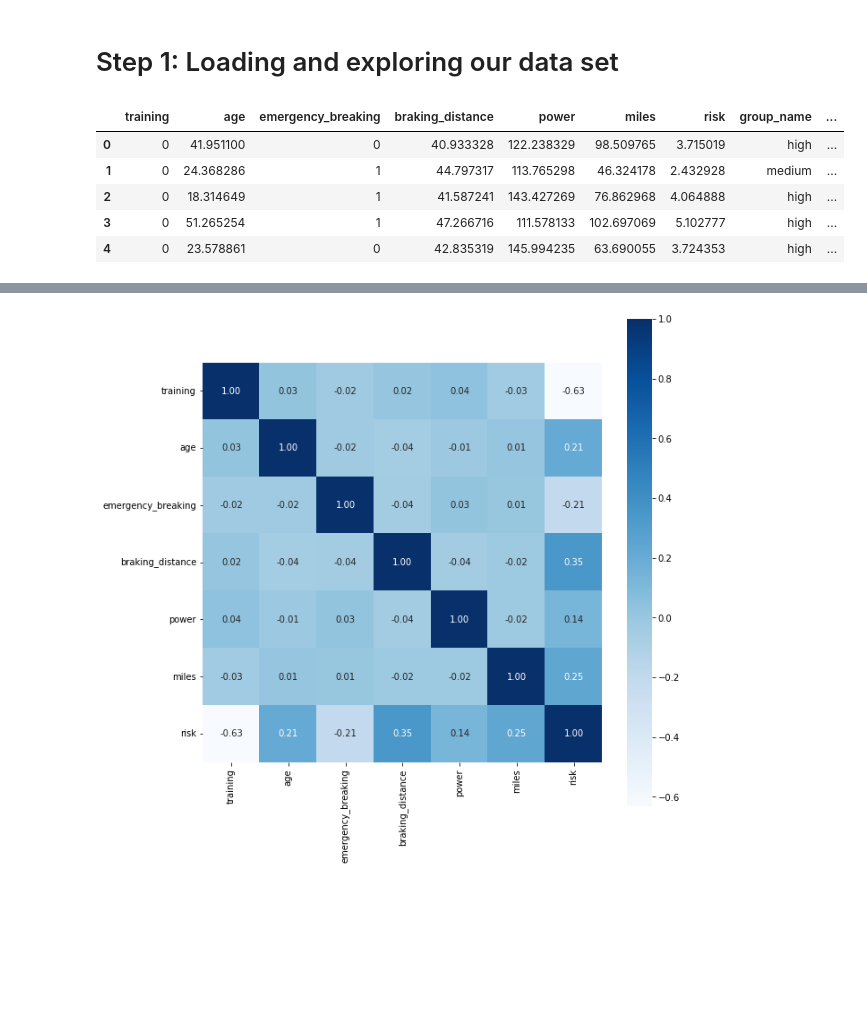
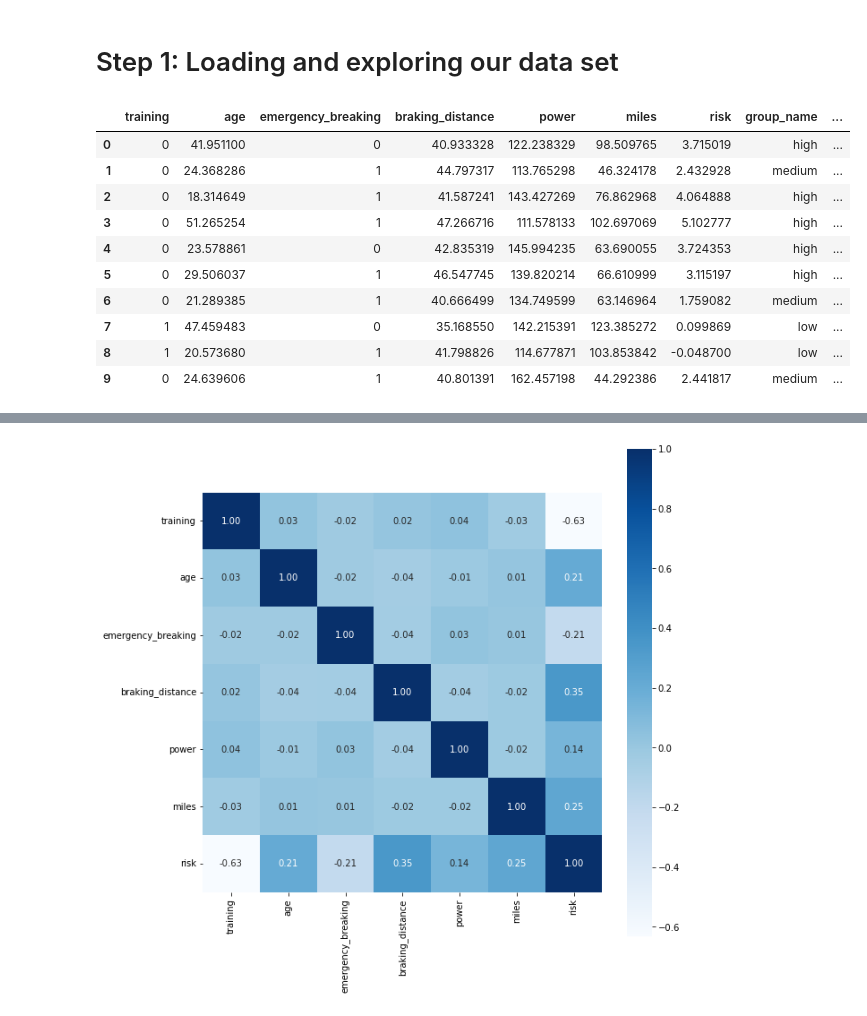
Before and after one commit to openknowledge/mlops, a Jupyter notebook: notebooks/exploration.ipynb, the cells around one changed output, grey strips where cells are left out. Cells and saved outputs as stored; diff of their text form; code cells hidden in the pictures; blank space fills up the shorter version.

```diff
--- a/notebooks/exploration.ipynb
+++ b/notebooks/exploration.ipynb
@@ -34,14 +38,19 @@ import pandas as pd
 
 df = pd.read_csv('https://raw.githubusercontent.com/openknowledge/mlops-data2day/main/data/reference.csv', delimiter=';')
 # %%
-df.head()
+df.head(10)
 # %% [output]
 |  | training | age | emergency_breaking | braking_distance | power | miles | risk | group_name | ... |
 | 0 | 0 | 41.951100 | 0 | 40.933328 | 122.238329 | 98.509765 | 3.715019 | high | ... |
 | 1 | 0 | 24.368286 | 1 | 44.797317 | 113.765298 | 46.324178 | 2.432928 | medium | ... |
 | 2 | 0 | 18.314649 | 1 | 41.587241 | 143.427269 | 76.862968 | 4.064888 | high | ... |
 | 3 | 0 | 51.265254 | 1 | 47.266716 | 111.578133 | 102.697069 | 5.102777 | high | ... |
 | 4 | 0 | 23.578861 | 0 | 42.835319 | 145.994235 | 63.690055 | 3.724353 | high | ... |
+| 5 | 0 | 29.506037 | 1 | 46.547745 | 139.820214 | 66.610999 | 3.115197 | high | ... |
+| 6 | 0 | 21.289385 | 1 | 40.666499 | 134.749599 | 63.146964 | 1.759082 | medium | ... |
+| 7 | 1 | 47.459483 | 0 | 35.168550 | 142.215391 | 123.385272 | 0.099869 | low | ... |
+| 8 | 1 | 20.573680 | 1 | 41.798826 | 114.677871 | 103.853842 | -0.048700 | low | ... |
+| 9 | 0 | 24.639606 | 1 | 40.801391 | 162.457198 | 44.292386 | 2.441817 | medium | ... |
 # %%
 df.describe()
 # %% [output]
```
Also changed, not shown: parts of 22 cells of this notebook, 1 other file.
